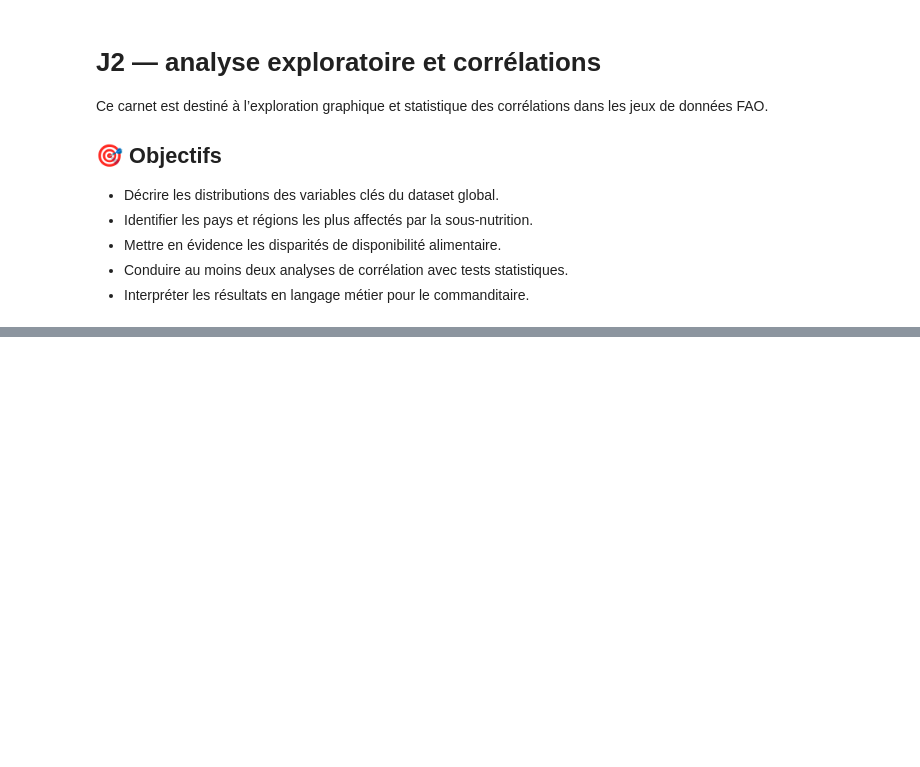
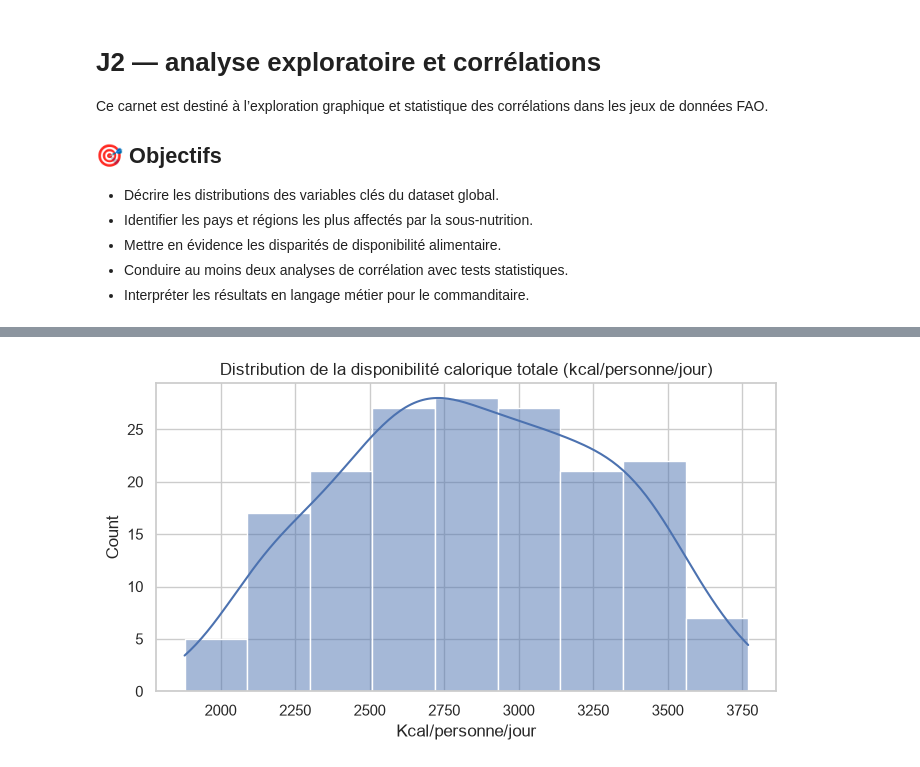
Before and after one commit to SIMPLON-DIST-Data-Analyst-211541/FAO-DATALAB_PATRICK, a Jupyter notebook: notebooks/J2_analyse exploratoire et corrélations.ipynb, the cells around one changed output, grey strips where cells are left out. Saved outputs shown, nothing was run; the diff lists cells and outputs as text; code cells hidden in the pictures; blank space fills up the shorter version.

Commit message:
création de J2_analyse exploratoire et corrélations.ipynb

```diff
--- a/notebooks/J2_analyse exploratoire et corrélations.ipynb
+++ b/notebooks/J2_analyse exploratoire et corrélations.ipynb
@@ -23,3 +23,6 @@ sns.set(style="whitegrid")
 
 DATA_DIR = Path("../data")
 df = pd.read_csv(DATA_DIR / "global_fao_dataset.csv")
+# création d'un alias simple pour la disponibilité calorique totale
+if "Kcal_total_kcal_per_capita_per_day" in df.columns:
+    df["Kcal_total"] = df["Kcal_total_kcal_per_capita_per_day"]
@@ -33,0 +64,10 @@ df.describe()
+# %%
+# 3.1 Disponibilité calorique totale
+
+plt.figure(figsize=(8,4))
+sns.histplot(df["Kcal_total"], kde=True)
+plt.title("Distribution de la disponibilité calorique totale (kcal/personne/jour)")
+plt.xlabel("Kcal/personne/jour")
+plt.show()
+# %% [output]
+[figure, added]
```
Also changed, not shown: parts of 4 cells of this notebook.
